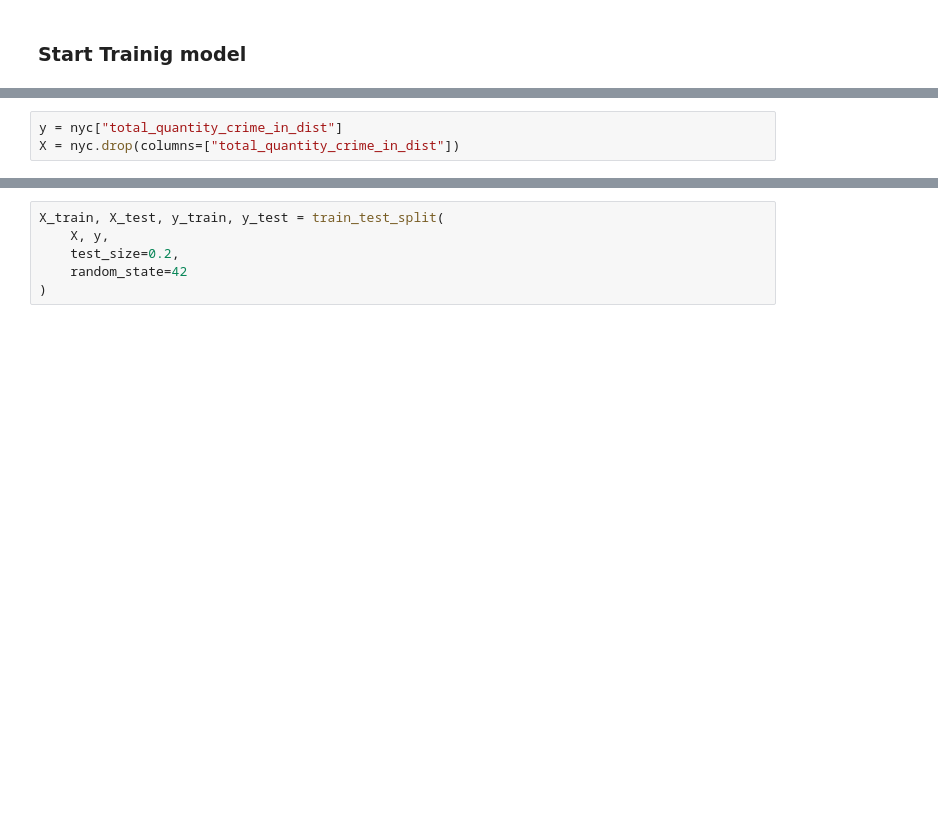
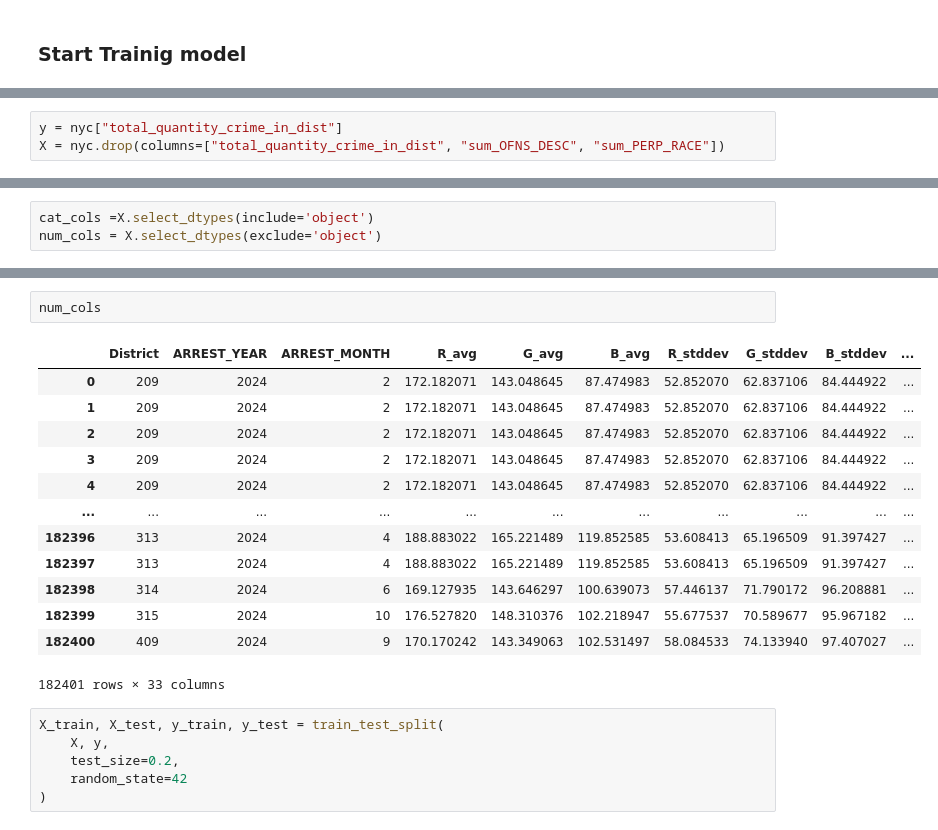
Before and after one commit to ElizabethSeth/ml_practice, a Jupyter notebook: test.ipynb, the cells around one changed output, grey strips where cells are left out. Drawn from its saved outputs; the diff is of its cells as text; blank space fills up the shorter version.

```diff
--- a/test.ipynb
+++ b/test.ipynb
@@ -541,4 +538,4 @@ Index(['total_buildings_in_district', 'avg_height_roof',
       dtype='object')
 # %%
 y = nyc["total_quantity_crime_in_dist"]
-X = nyc.drop(columns=["total_quantity_crime_in_dist"])
+X = nyc.drop(columns=["total_quantity_crime_in_dist", "sum_OFNS_DESC", "sum_PERP_RACE"])
@@ -573,0 +542,3 @@ num_cols = [
+# %%
+cat_cols =X.select_dtypes(include='object')
+num_cols = X.select_dtypes(exclude='object')
@@ -574,3 +565,19 @@ num_cols = [
+# %%
+num_cols
+# %% [output]
+|  | District | ARREST_YEAR | ARREST_MONTH | R_avg | G_avg | B_avg | R_stddev | G_stddev | B_stddev | ... |
+| 0 | 209 | 2024 | 2 | 172.182071 | 143.048645 | 87.474983 | 52.852070 | 62.837106 | 84.444922 | ... |
+| 1 | 209 | 2024 | 2 | 172.182071 | 143.048645 | 87.474983 | 52.852070 | 62.837106 | 84.444922 | ... |
+| 2 | 209 | 2024 | 2 | 172.182071 | 143.048645 | 87.474983 | 52.852070 | 62.837106 | 84.444922 | ... |
+| 3 | 209 | 2024 | 2 | 172.182071 | 143.048645 | 87.474983 | 52.852070 | 62.837106 | 84.444922 | ... |
+| 4 | 209 | 2024 | 2 | 172.182071 | 143.048645 | 87.474983 | 52.852070 | 62.837106 | 84.444922 | ... |
+| ... | ... | ... | ... | ... | ... | ... | ... | ... | ... | ... |
+| 182396 | 313 | 2024 | 4 | 188.883022 | 165.221489 | 119.852585 | 53.608413 | 65.196509 | 91.397427 | ... |
+| 182397 | 313 | 2024 | 4 | 188.883022 | 165.221489 | 119.852585 | 53.608413 | 65.196509 | 91.397427 | ... |
+| 182398 | 314 | 2024 | 6 | 169.127935 | 143.646297 | 100.639073 | 57.446137 | 71.790172 | 96.208881 | ... |
+| 182399 | 315 | 2024 | 10 | 176.527820 | 148.310376 | 102.218947 | 55.677537 | 70.589677 | 95.967182 | ... |
+| 182400 | 409 | 2024 | 9 | 170.170242 | 143.349063 | 102.531497 | 58.084533 | 74.133940 | 97.407027 | ... |
+182401 rows × 33 columns
 # %%
 X_train, X_test, y_train, y_test = train_test_split(
     X, y,
```
Also changed, not shown: parts of 12 cells of this notebook, 4 other files.
